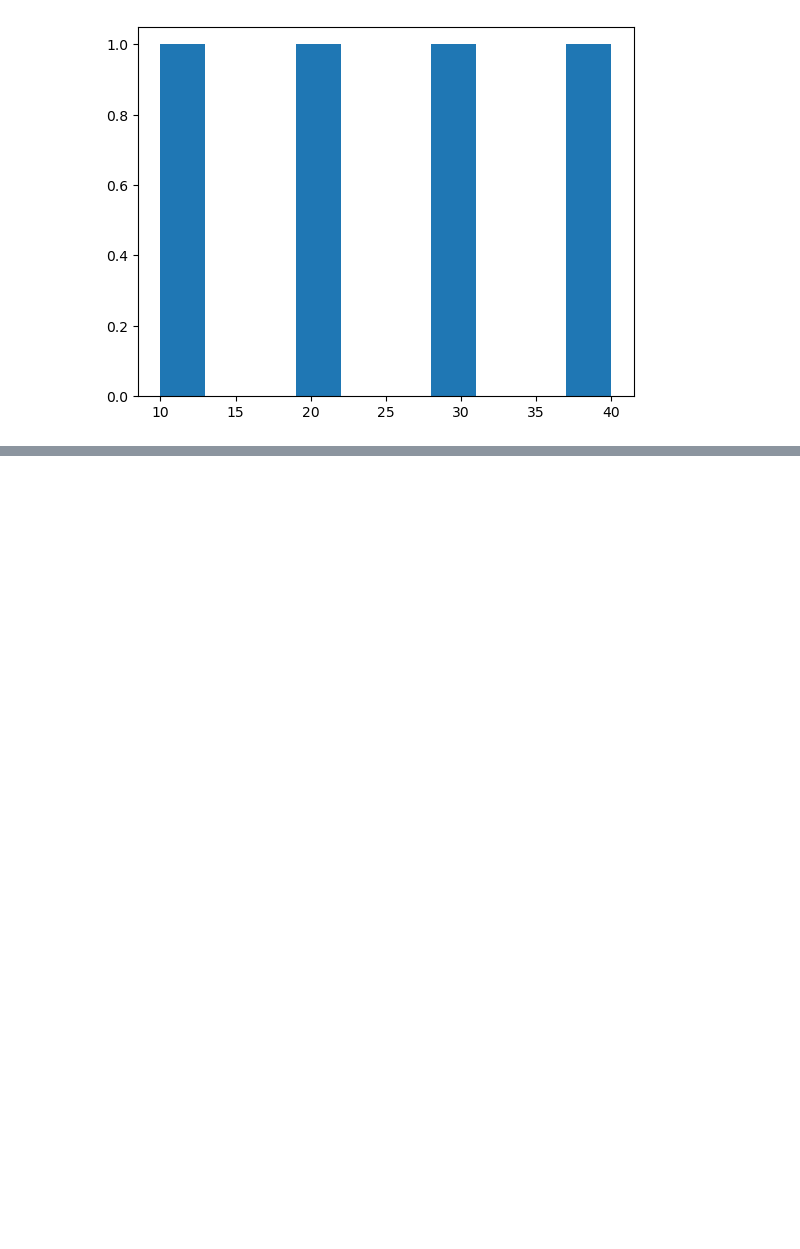
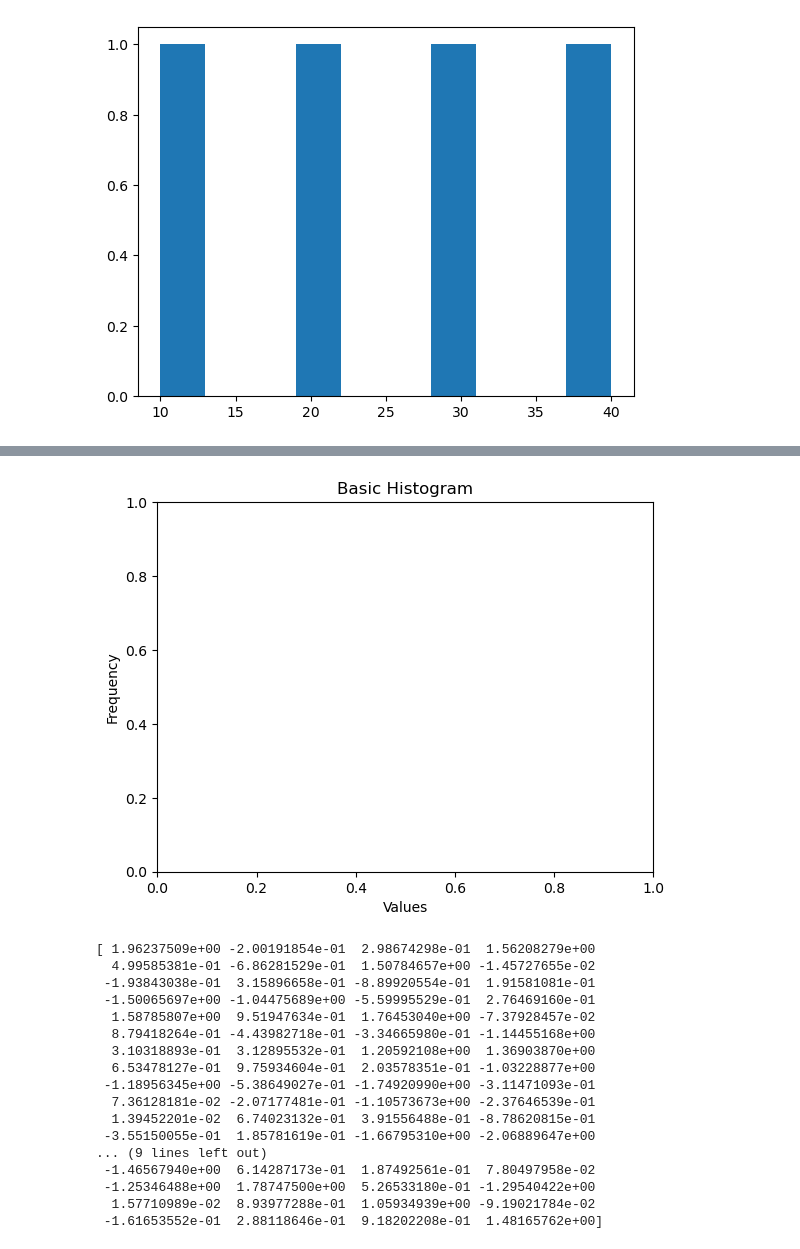
Before and after one commit to azartechnet/SanjithaBatch, a Jupyter notebook: Matplotlib.ipynb, the cells around one changed output, grey strips where cells are left out. Cells and saved outputs as stored; diff of their text form; code cells hidden in the pictures; blank space fills up the shorter version.

```diff
--- a/Matplotlib.ipynb
+++ b/Matplotlib.ipynb
@@ -198,0 +213,29 @@ plt.show()
+# %%
+import seaborn as sns
+data=np.random.randn(100)
+#plt.hist(data,color="pink",edgecolor='black',bins=30)
+#sns.histplot(data,color="pink",edgecolor='black',bins=30,kdb=True)
+plt.xlabel("Values")
+plt.ylabel('Frequency')
+plt.title("Basic Histogram")
+plt.show()
+print(data)
+# %% [output]
+[figure, added]
+[ 1.96237509e+00 -2.00191854e-01  2.98674298e-01  1.56208279e+00
+  4.99585381e-01 -6.86281529e-01  1.50784657e+00 -1.45727655e-02
+ -1.93843038e-01  3.15896658e-01 -8.89920554e-01  1.91581081e-01
+ -1.50065697e+00 -1.04475689e+00 -5.59995529e-01  2.76469160e-01
+  1.58785807e+00  9.51947634e-01  1.76453040e+00 -7.37928457e-02
+  8.79418264e-01 -4.43982718e-01 -3.34665980e-01 -1.14455168e+00
+  3.10318893e-01  3.12895532e-01  1.20592108e+00  1.36903870e+00
+  6.53478127e-01  9.75934604e-01  2.03578351e-01 -1.03228877e+00
+ -1.18956345e+00 -5.38649027e-01 -1.74920990e+00 -3.11471093e-01
+  7.36128181e-02 -2.07177481e-01 -1.10573673e+00 -2.37646539e-01
+  1.39452201e-02  6.74023132e-01  3.91556488e-01 -8.78620815e-01
+ -3.55150055e-01  1.85781619e-01 -1.66795310e+00 -2.06889647e+00
+... (9 lines left out)
+ -1.46567940e+00  6.14287173e-01  1.87492561e-01  7.80497958e-02
+ -1.25346488e+00  1.78747500e+00  5.26533180e-01 -1.29540422e+00
+  1.57710989e-02  8.93977288e-01  1.05934939e+00 -9.19021784e-02
+ -1.61653552e-01  2.88118646e-01  9.18202208e-01  1.48165762e+00]
```
Also changed, not shown: parts of 3 cells of this notebook.
